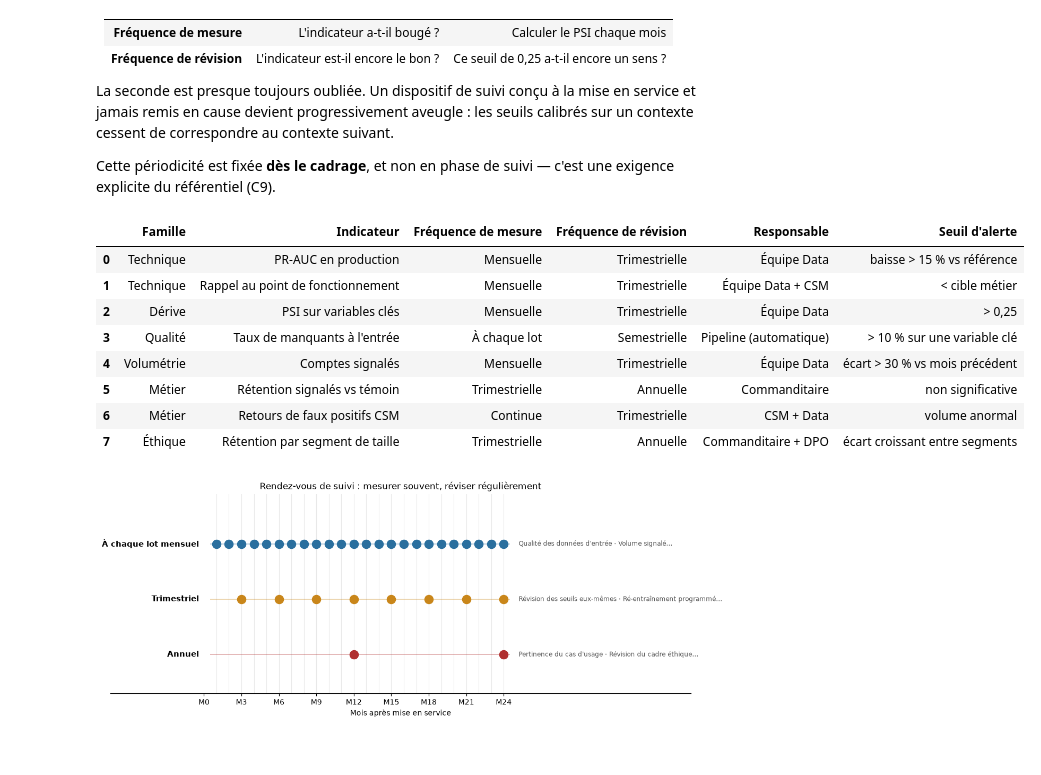
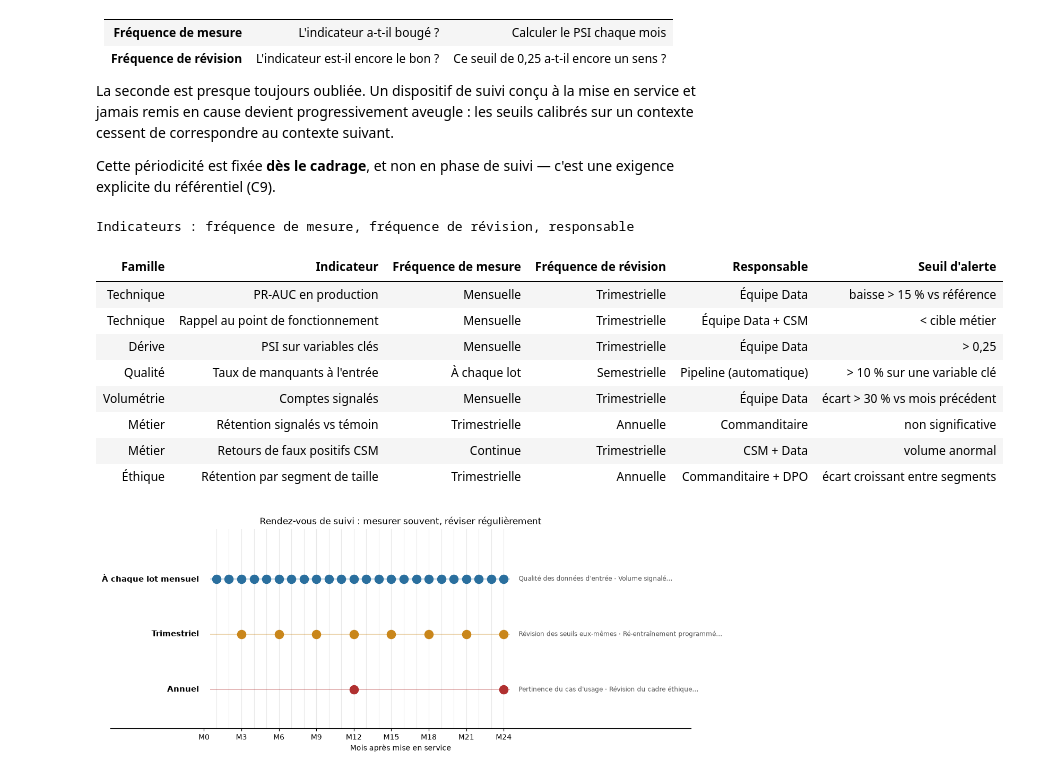
Before and after one commit to air-jaja/ai4me, a Jupyter notebook: notebooks/01_cadrage.ipynb, the cells around one changed output. Drawn from its saved outputs; the diff is of its cells as text; code cells hidden in the pictures.

Commit message:
01.Cadrage fonctionnelle: validation du notebook
# Lancement et validation du notebook
# Lancement et validation des tests
# Ajutement des variables d'environnement pour les tests

```diff
--- a/notebooks/01_cadrage.ipynb
+++ b/notebooks/01_cadrage.ipynb
@@ -49,13 +49,17 @@ for candidat in [RACINE, *RACINE.parents]:
         break
 
 from churn_saas.donnees.ingestion import charger_bronze, inventaire
+from churn_saas.notebook import afficher_tableau
 from churn_saas.donnees.silver import construire_silver
+from churn_saas.notebook import afficher_tableau
 
 # Column groups driving the cleaning: numbers stored as text and mixed-format dates
 # are deliberate defects of the dataset, handled once here for the whole notebook.
 
+# Full cell content, never an ellipsis: the rationale columns carry the argument.
 pd.set_option("display.max_columns", 40)
-pd.set_option("display.width", 160)
+pd.set_option("display.width", 200)
+pd.set_option("display.max_colwidth", None)
 plt.rcParams.update({"figure.dpi": 110, "font.size": 9, "axes.grid": True,
                      "grid.alpha": 0.25, "axes.spines.top": False, "axes.spines.right": False})
 
@@ -78,6 +82,12 @@ print(f"Lignes brutes      : {len(brut):>6}")
 print(f"Doublons stricts   : {len(brut) - len(df):>6}")
 print(f"Comptes uniques    : {len(df):>6}")
 print(f"Colonnes           : {df.shape[1]:>6}  (29 sources + 5 issues du catalogue)")
+
+# --- Full-width table rendering ------------------------------------------------------
+# Pandas truncates long strings with an ellipsis. The rationale columns below carry
+# the argument, so every cell must show its full content.
+pd.set_option("display.max_colwidth", None)
+pd.set_option("display.max_rows", 100)
 # %% [output]
 Lignes brutes      :   5035
 Doublons stricts   :     35
@@ -689,33 +794,34 @@ exigence explicite du référentiel (C9).
 # %%
 suivi = pd.DataFrame([
     ("Technique", "PR-AUC en production", "Mensuelle", "Trimestrielle", "Équipe Data",
      "baisse > 15 % vs référence"),
     ("Technique", "Rappel au point de fonctionnement", "Mensuelle", "Trimestrielle",
      "Équipe Data + CSM", "< cible métier"),
     ("Dérive", "PSI sur variables clés", "Mensuelle", "Trimestrielle", "Équipe Data", "> 0,25"),
     ("Qualité", "Taux de manquants à l'entrée", "À chaque lot", "Semestrielle",
      "Pipeline (automatique)", "> 10 % sur une variable clé"),
     ("Volumétrie", "Comptes signalés", "Mensuelle", "Trimestrielle", "Équipe Data",
      "écart > 30 % vs mois précédent"),
     ("Métier", "Rétention signalés vs témoin", "Trimestrielle", "Annuelle", "Commanditaire",
      "non significative"),
     ("Métier", "Retours de faux positifs CSM", "Continue", "Trimestrielle", "CSM + Data",
      "volume anormal"),
     ("Éthique", "Rétention par segment de taille", "Trimestrielle", "Annuelle",
      "Commanditaire + DPO", "écart croissant entre segments"),
 ], columns=["Famille", "Indicateur", "Fréquence de mesure", "Fréquence de révision",
             "Responsable", "Seuil d'alerte"])
-suivi
+afficher_tableau(suivi, "Indicateurs : fréquence de mesure, fréquence de révision, responsable")
 # %% [output]
+Indicateurs : fréquence de mesure, fréquence de révision, responsable
-|  | Famille | Indicateur | Fréquence de mesure | Fréquence de révision | Responsable | Seuil d'alerte |
-| 0 | Technique | PR-AUC en production | Mensuelle | Trimestrielle | Équipe Data | baisse > 15 % vs référence |
-| 1 | Technique | Rappel au point de fonctionnement | Mensuelle | Trimestrielle | Équipe Data + CSM | < cible métier |
-| 2 | Dérive | PSI sur variables clés | Mensuelle | Trimestrielle | Équipe Data | > 0,25 |
-| 3 | Qualité | Taux de manquants à l'entrée | À chaque lot | Semestrielle | Pipeline (automatique) | > 10 % sur une variable clé |
-| 4 | Volumétrie | Comptes signalés | Mensuelle | Trimestrielle | Équipe Data | écart > 30 % vs mois précédent |
-| 5 | Métier | Rétention signalés vs témoin | Trimestrielle | Annuelle | Commanditaire | non significative |
-| 6 | Métier | Retours de faux positifs CSM | Continue | Trimestrielle | CSM + Data | volume anormal |
-| 7 | Éthique | Rétention par segment de taille | Trimestrielle | Annuelle | Commanditaire + DPO | écart croissant entre segments |
+| Famille | Indicateur | Fréquence de mesure | Fréquence de révision | Responsable | Seuil d'alerte |
+| Technique | PR-AUC en production | Mensuelle | Trimestrielle | Équipe Data | baisse > 15 % vs référence |
+| Technique | Rappel au point de fonctionnement | Mensuelle | Trimestrielle | Équipe Data + CSM | < cible métier |
+| Dérive | PSI sur variables clés | Mensuelle | Trimestrielle | Équipe Data | > 0,25 |
+| Qualité | Taux de manquants à l'entrée | À chaque lot | Semestrielle | Pipeline (automatique) | > 10 % sur une variable clé |
+| Volumétrie | Comptes signalés | Mensuelle | Trimestrielle | Équipe Data | écart > 30 % vs mois précédent |
+| Métier | Rétention signalés vs témoin | Trimestrielle | Annuelle | Commanditaire | non significative |
+| Métier | Retours de faux positifs CSM | Continue | Trimestrielle | CSM + Data | volume anormal |
+| Éthique | Rétention par segment de taille | Trimestrielle | Annuelle | Commanditaire + DPO | écart croissant entre segments |
 # %%
 # --- Figure: monitoring review calendar ---------------------------------------------
 rendez_vous = [
```
Also changed, not shown: parts of 12 cells of this notebook, 3 other files.
